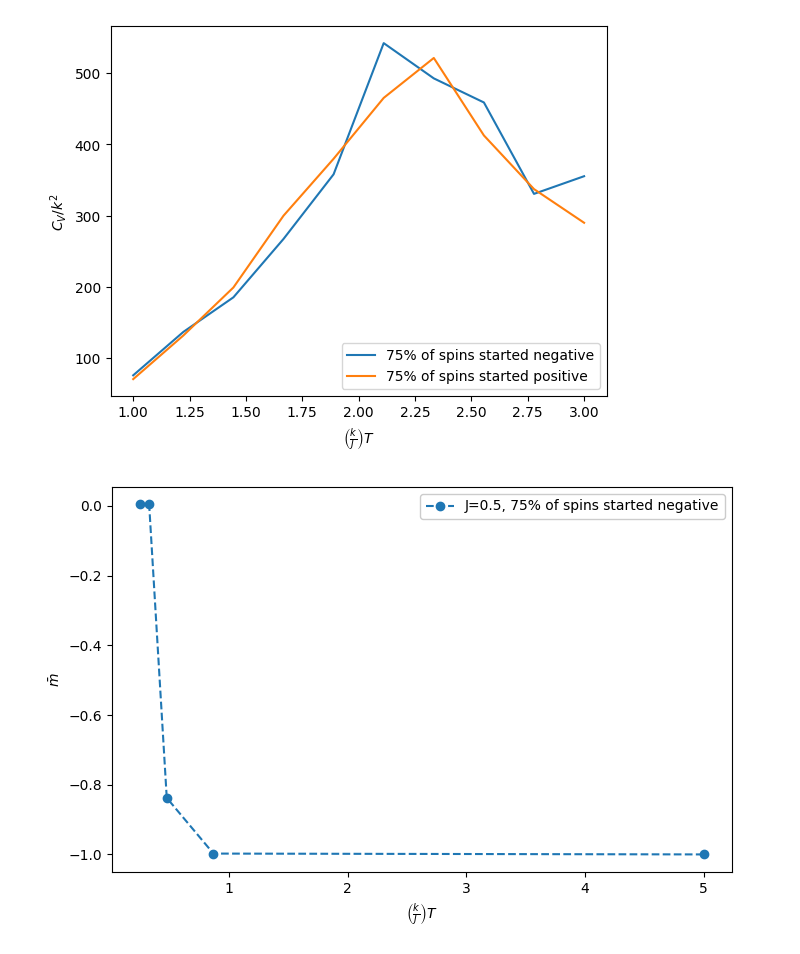
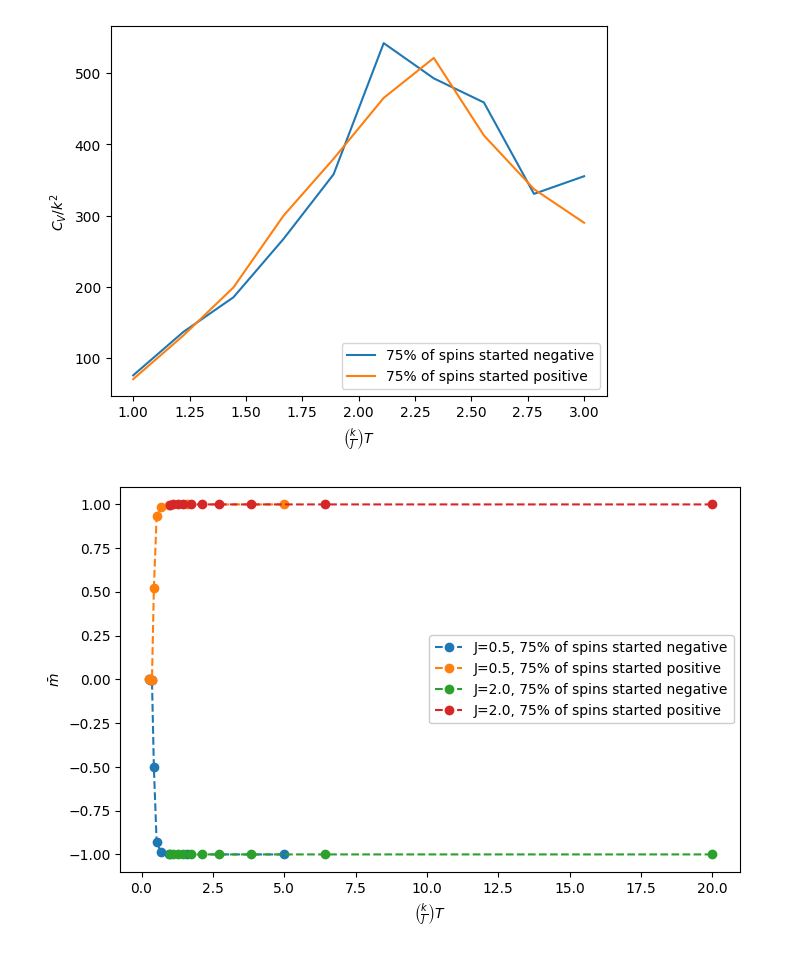
Before and after one commit to thatdavidguy/Ising, a Jupyter notebook: ising simulation.ipynb, the cells around one changed output. Cells and saved outputs as stored; diff of their text form; code cells hidden in the pictures.

Commit message:
graph added

```diff
--- a/ising simulation.ipynb
+++ b/ising simulation.ipynb
@@ -105,15 +105,15 @@ plt.show()
 # %% [output]
 [figure]
 # %%
-B_range = np.linspace(0.1, 2.0, 5)  # Example range of temperatures (B)
-J_range = np.linspace(0.5, 2.0, 4)  # Example range of interaction strengths (J)
+B_range = np.linspace(0.1, 2.0, 10)  # Example range of temperatures (B)
+J_range = np.linspace(0.5, 2.0, 2)  # Example range of interaction strengths (J)
 
 # Initialize lists to store results
 results = []
 
 # Perform grid search
 for J in J_range:
-    BJs = J/np.linspace(0.1, 2.0, 5)
+    BJs = J/B_range
     spins_avg_n, E_means_n, E_stds_n = get_spin_energy(lattice_n, BJs)
     spins_avg_p, E_means_p, E_stds_p = get_spin_energy(lattice_p, BJs)
     results.append({
@@ -126,36 +126,28 @@ for J in J_range:
         'E_means_p': E_means_p,
         'E_stds_p': E_stds_p
     })
-    break
 # %%
 import matplotlib.pyplot as plt
 import numpy as np
 
 # Assuming 'results' is already populated with the grid search results
 
 plt.figure(figsize=(8, 5))
 
-# Extract and plot data for spins started negative
+# Extract and plot data for spins
 for result in results:
     J = result['J']
     B_range = result['B_range']
     spins_avg_n = result['spins_avg_n']
-
+    spins_avg_p = result['spins_avg_p']
     BJs = J / B_range
     plt.plot(BJs, spins_avg_n, 'o--', label=f'J={J}, 75% of spins started negative')
+    plt.plot(BJs, spins_avg_p, 'o--', label=f'J={J}, 75% of spins started positive')
 
-# Extract and plot data for spins started positive (if needed)
-# for result in results:
-#     J = result['J']
-#     B_range = result['B_range']
-#     spins_avg_p = result['spins_avg_p']
-#
-#     BJs = J / B_range
-#     plt.plot(BJs, spins_avg_p, 'o--', label=f'J={J}, 75% of spins started positive')
 
 plt.xlabel(r'$\left(\frac{k}{J}\right)T$')
 plt.ylabel(r'$\bar{m}$')
 plt.legend(facecolor='white', framealpha=1)
 plt.show()
 # %% [output]
-[figure, old version]
+[figure, new version]
```
